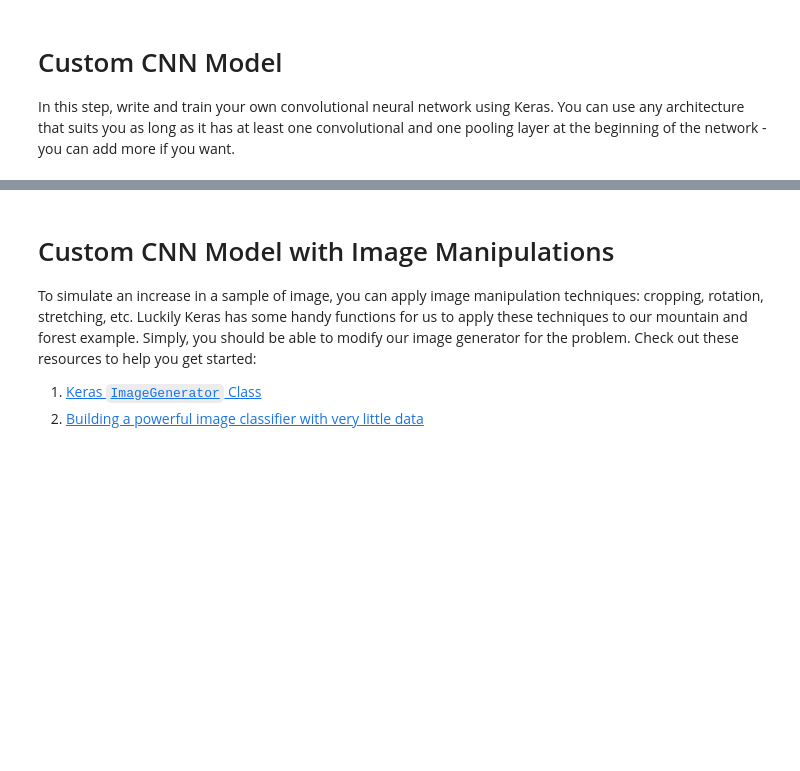
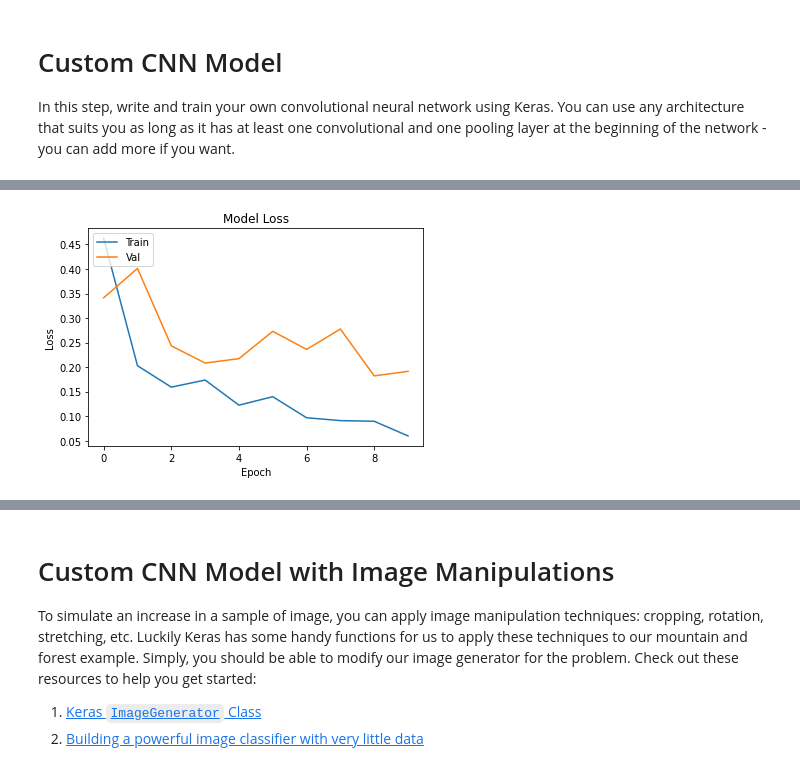
Before and after one commit to tigju/DS-Unit-4-Sprint-3-Deep-Learning, a Jupyter notebook: module2-convolutional-neural-networks/LS_DS_432_Convolution_Neural_Networks_Assignment.ipynb, the cells around one changed output, grey strips where cells are left out. Cells and saved outputs as stored; diff of their text form; code cells hidden in the pictures; blank space fills up the shorter version.

```diff
--- a/module2-convolutional-neural-networks/LS_DS_432_Convolution_Neural_Networks_Assignment.ipynb
+++ b/module2-convolutional-neural-networks/LS_DS_432_Convolution_Neural_Networks_Assignment.ipynb
@@ -157,0 +287,22 @@ In this step, write and train your own convolutional neural network using Keras.
+# %%
+# Define the Model
+
+
+custom_model = Sequential()
+
+custom_model.add(Conv2D(16, (3,3), activation='relu', input_shape=(224, 224, 3)))
+custom_model.add(MaxPooling2D((2,2)))
+custom_model.add(Dropout(0.2))
+
+custom_model.add(Conv2D(32, (3,3), activation='relu'))
+custom_model.add(MaxPooling2D((2,2)))
+custom_model.add(Dropout(0.2))
+
+custom_model.add(Conv2D(32, (3,3), activation='relu'))
+custom_model.add(Flatten())
+custom_model.add(Dense(32, activation='relu'))
+custom_model.add(Dropout(0.2))
+
+custom_model.add(Dense(1, activation='sigmoid'))
+
+custom_model.summary()
@@ -157,0 +327,8 @@ In this step, write and train your own convolutional neural network using Keras.
+# %%
+# Compile Model
+custom_model.compile(optimizer='adam', loss='binary_crossentropy', metrics=['accuracy'])
+# %%
+# Fit Model
+hist = custom_model.fit(train_data_gen,
+                        epochs=10,
+                        validation_data=val_data_gen)
@@ -157,0 +360,11 @@ In this step, write and train your own convolutional neural network using Keras.
+# %%
+plt.plot(hist.history['loss'])
+plt.plot(hist.history['val_loss'])
+
+plt.title('Model Loss')
+plt.ylabel('Loss')
+plt.xlabel('Epoch')
+plt.legend(['Train', 'Val'], loc='upper left')
+plt.show();
+# %% [output]
+[figure, added]
```
Also changed, not shown: parts of 33 cells of this notebook.
